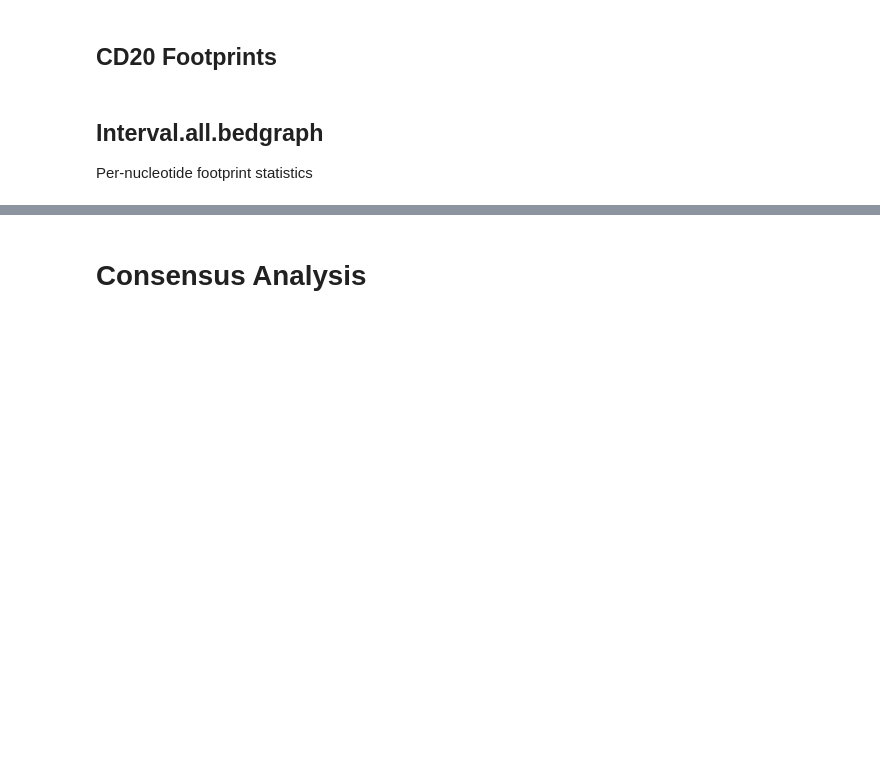
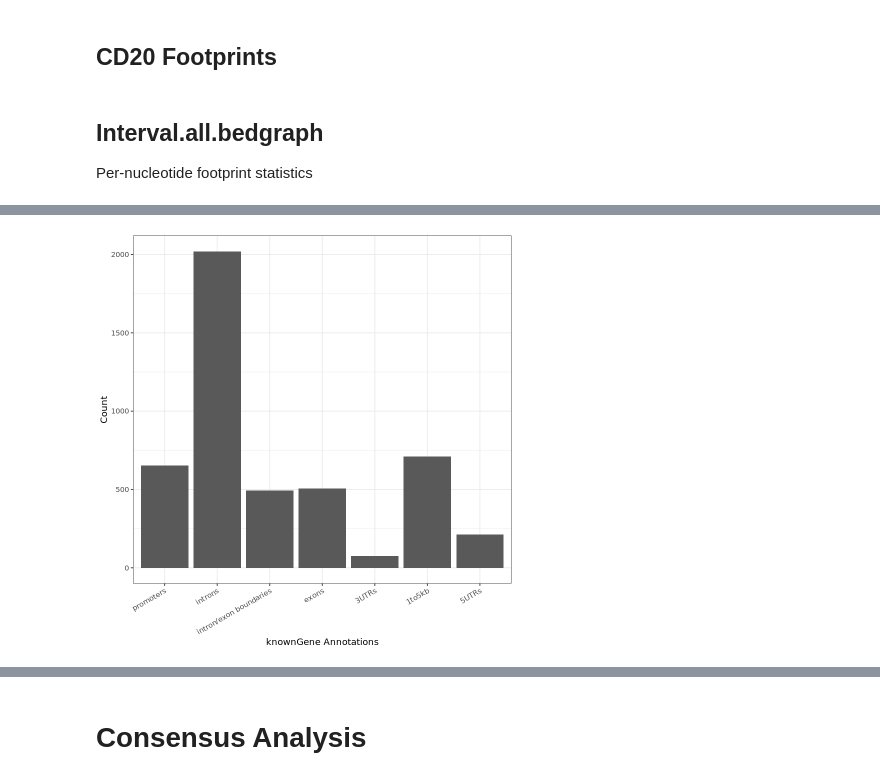
Before and after one commit to apblair/human-TF-footprinting, a Jupyter notebook: Notebooks/ConsensusTF-PermutationAnalysis.ipynb, the cells around one changed output, grey strips where cells are left out. Drawn from its saved outputs; the diff is of its cells as text; code cells hidden in the pictures; blank space fills up the shorter version.

```diff
--- a/Notebooks/ConsensusTF-PermutationAnalysis.ipynb
+++ b/Notebooks/ConsensusTF-PermutationAnalysis.ipynb
@@ -31,0 +82,14 @@ consensus_bed_chr19 <- consensus_bed[consensus_bed@seqnames == 'chr19']
+# %%
+annots = c('hg38_cpgs', 'hg38_basicgenes',
+           'hg38_genes_intergenic',
+           'hg38_genes_intronexonboundaries')
+
+# Build the annotations (a single GRanges object)
+annotations = build_annotations(genome = 'hg38', annotations = annots)
+
+# Intersect the regions we read in with the annotations
+dm_annotated_ctcf = annotate_regions(
+    regions = consensus_bed_ctcf,
+    annotations = annotations,
+    ignore.strand = TRUE,
+    quiet = FALSE)
@@ -50,0 +150,3 @@ cd20_all_chr19 <- cd20_all[cd20_all@seqnames == 'chr19']
+# %%
+cvdc <- read_excel('/home/jupyter/human-TF-footprinting/Data/cvdc_chd.xlsx')
+cvdc <- na.omit(cvdc$x)
@@ -50,0 +207,2 @@ cd20_all_chr19 <- cd20_all[cd20_all@seqnames == 'chr19']
+# %%
+df_dm_annotated_ctcf = data.frame(dm_annotated_ctcf)
@@ -50,0 +224,3 @@ cd20_all_chr19 <- cd20_all[cd20_all@seqnames == 'chr19']
+# %%
+# Subset to CvDC genes
+df_dm_annotated_ctcf_subset <- df_dm_annotated_ctcf[df_dm_annotated_ctcf$annot.symbol %in% cvdc,]
@@ -50,0 +255,7 @@ cd20_all_chr19 <- cd20_all[cd20_all@seqnames == 'chr19']
+# %%
+dm_vs_kg_annotations = plot_annotation(
+    annotated_regions = df_dm_annotated_ctcf_subset,
+    x_label = 'knownGene Annotations',
+    y_label = 'Count')
+print(dm_vs_kg_annotations)
+# %% [output]
@@ -50,0 +268 @@ cd20_all_chr19 <- cd20_all[cd20_all@seqnames == 'chr19']
+[figure, added]
```
Also changed, not shown: parts of 40 cells of this notebook.
